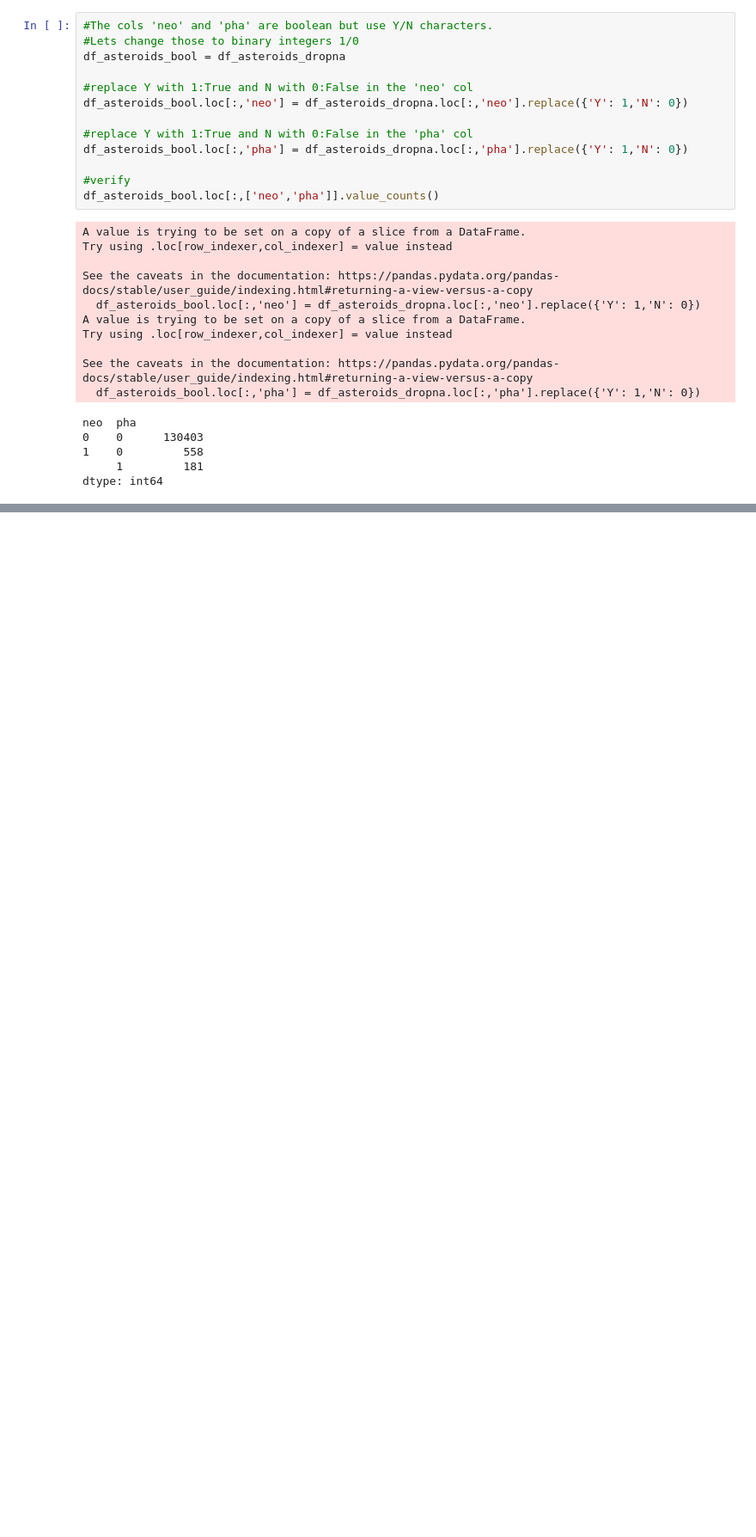
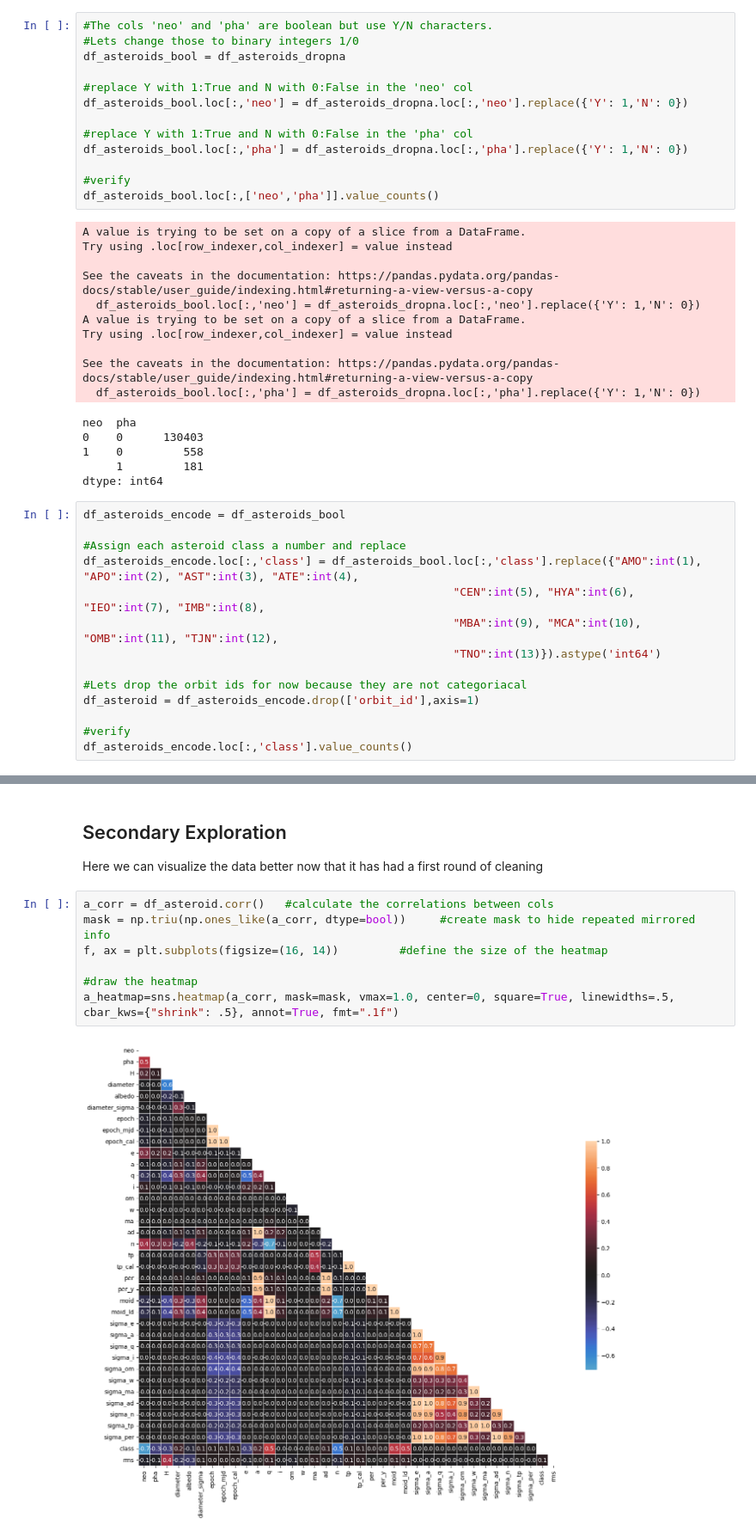
Before and after one commit to tinkersain/AsteroidDetection, a Jupyter notebook: Models/Training/train.ipynb, the cells around one changed output, grey strips where cells are left out. Shown: that part at 86% size. Cells and saved outputs as stored; diff of their text form; blank space fills up the shorter version.

```diff
--- a/Models/Training/train.ipynb
+++ b/Models/Training/train.ipynb
@@ -193,3 +193,17 @@ neo  pha
 1    0         558
      1         181
 dtype: int64
+# %%
+df_asteroids_encode = df_asteroids_bool
+
+#Assign each asteroid class a number and replace
+df_asteroids_encode.loc[:,'class'] = df_asteroids_bool.loc[:,'class'].replace({"AMO":int(1), "APO":int(2), "AST":int(3), "ATE":int(4),
+                                                       "CEN":int(5), "HYA":int(6), "IEO":int(7), "IMB":int(8),
+                                                       "MBA":int(9), "MCA":int(10), "OMB":int(11), "TJN":int(12),
+                                                       "TNO":int(13)}).astype('int64')
+
+#Lets drop the orbit ids for now because they are not categoriacal
+df_asteroid = df_asteroids_encode.drop(['orbit_id'],axis=1)
+
+#verify
+df_asteroids_encode.loc[:,'class'].value_counts()
@@ -195,0 +228,12 @@ dtype: int64
+# %% [markdown]
+## Secondary Exploration
+Here we can visualize the data better now that it has had a first round of cleaning
+# %%
+a_corr = df_asteroid.corr()   #calculate the correlations between cols
+mask = np.triu(np.ones_like(a_corr, dtype=bool))     #create mask to hide repeated mirrored info
+f, ax = plt.subplots(figsize=(16, 14))         #define the size of the heatmap
+
+#draw the heatmap
+a_heatmap=sns.heatmap(a_corr, mask=mask, vmax=1.0, center=0, square=True, linewidths=.5, cbar_kws={"shrink": .5}, annot=True, fmt=".1f")
+# %% [output]
+[figure, added]
```
Also changed, not shown: parts of 8 cells of this notebook.
